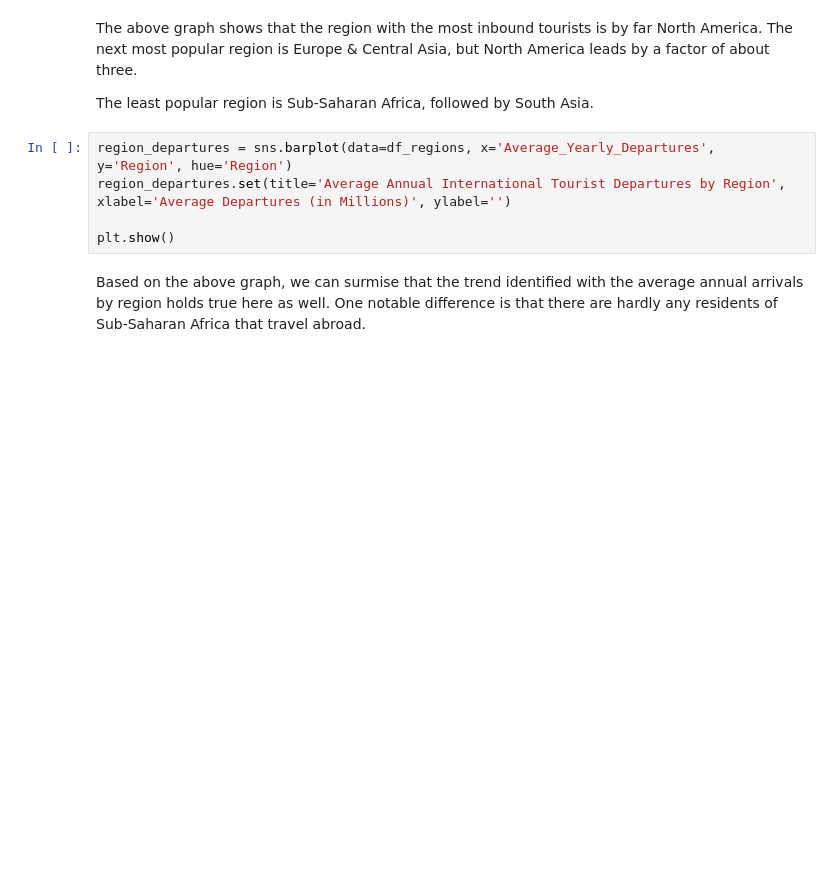
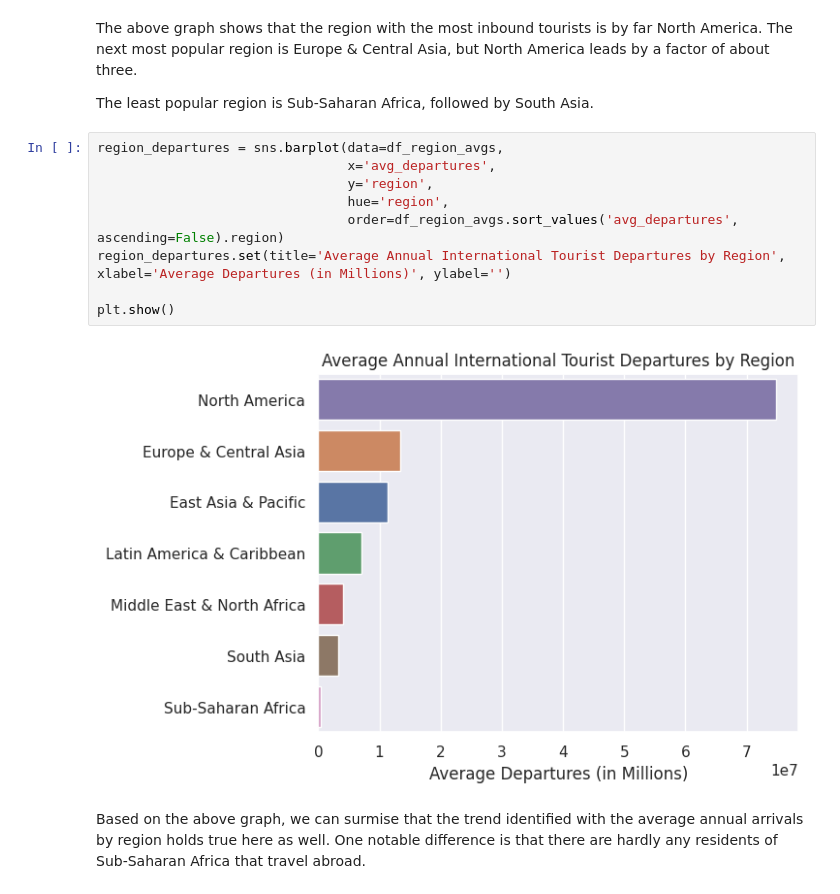
Before and after one commit to wlharr04/tourism-analysis, a Jupyter notebook: analysis.ipynb, the cells around one changed output. Drawn from its saved outputs; the diff is of its cells as text; blank space fills up the shorter version.

```diff
--- a/analysis.ipynb
+++ b/analysis.ipynb
@@ -49,10 +90,16 @@ The above graph shows that the region with the most inbound tourists is by far N
 
 The least popular region is Sub-Saharan Africa, followed by South Asia.
 # %%
-region_departures = sns.barplot(data=df_regions, x='Average_Yearly_Departures', y='Region', hue='Region')
+region_departures = sns.barplot(data=df_region_avgs,
+                                x='avg_departures',
+                                y='region',
+                                hue='region',
+                                order=df_region_avgs.sort_values('avg_departures', ascending=False).region)
 region_departures.set(title='Average Annual International Tourist Departures by Region', xlabel='Average Departures (in Millions)', ylabel='')
 
 plt.show()
+# %% [output]
+[figure, added]
 # %% [markdown]
 Based on the above graph, we can surmise that the trend identified with the average annual arrivals by region holds true here as well. One notable difference is that there are hardly any residents of Sub-Saharan Africa that travel abroad.
 # %% [markdown]
```
Also changed, not shown: parts of 10 cells of this notebook, 4 other files.
